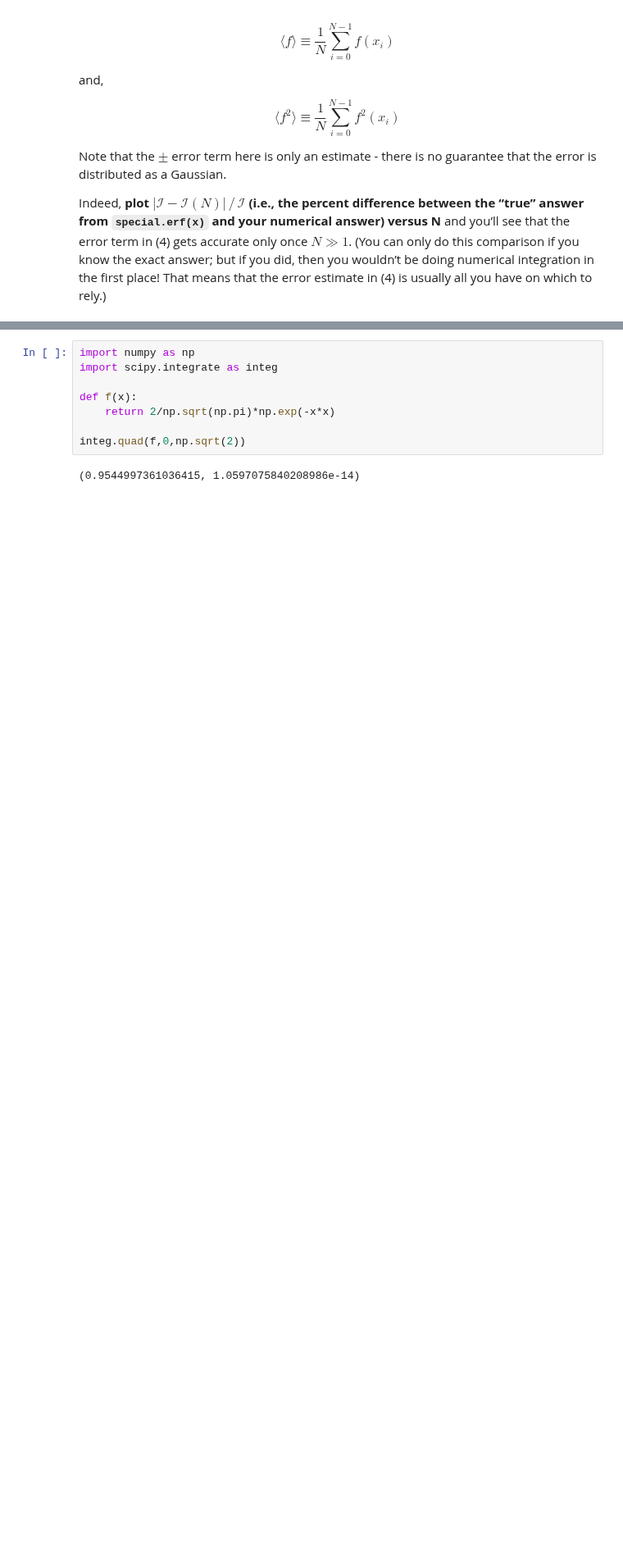
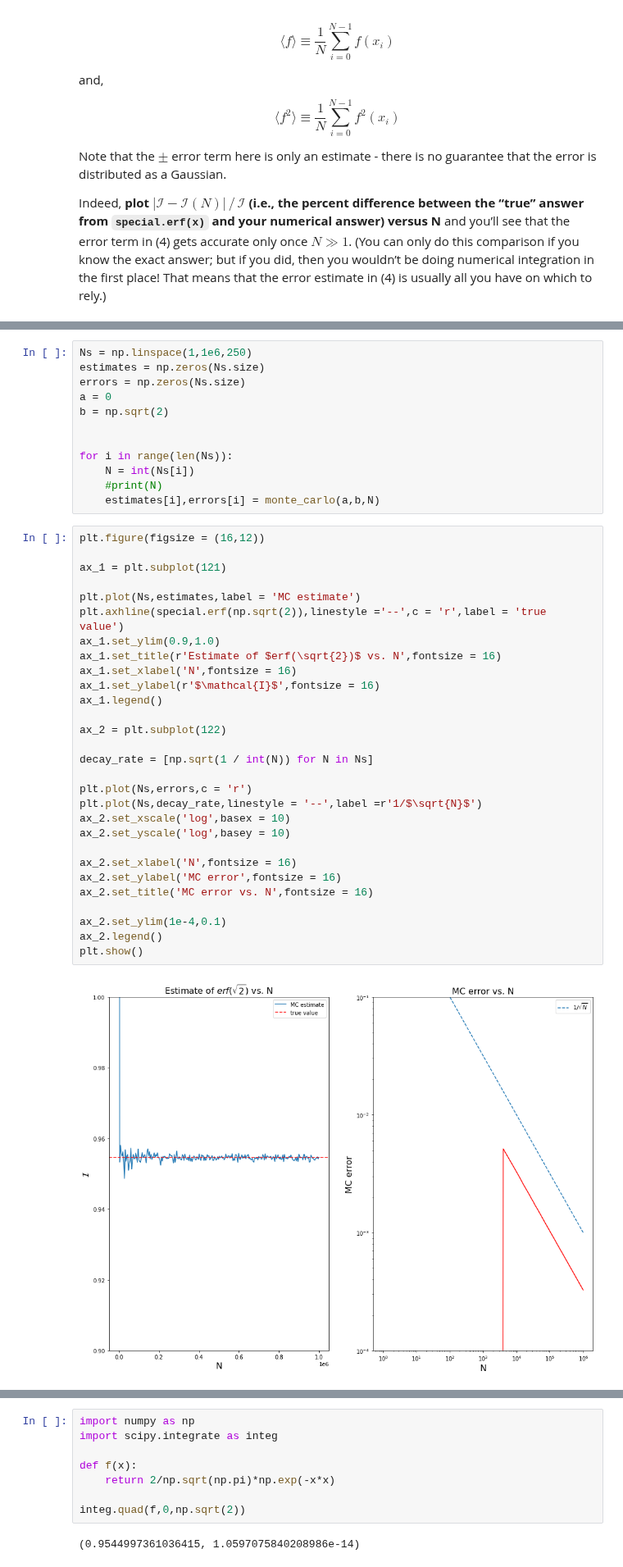
Before and after one commit to m4ese/astroResearchMethods, a Jupyter notebook: Forese_Slav_Assignment_4.ipynb, the cells around one changed output, grey strips where cells are left out. Shown at 82% size. Saved outputs shown, nothing was run; the diff lists cells and outputs as text; blank space fills up the shorter version.

```diff
--- a/Forese_Slav_Assignment_4.ipynb
+++ b/Forese_Slav_Assignment_4.ipynb
@@ -129,0 +124,43 @@ print(special.erf(2*np.sqrt(2)))
+# %%
+Ns = np.linspace(1,1e6,250)
+estimates = np.zeros(Ns.size)
+errors = np.zeros(Ns.size)
+a = 0
+b = np.sqrt(2)
+
+
+for i in range(len(Ns)):
+    N = int(Ns[i])
+    #print(N)
+    estimates[i],errors[i] = monte_carlo(a,b,N)
+# %%
+plt.figure(figsize = (16,12))
+
+ax_1 = plt.subplot(121)
+
+plt.plot(Ns,estimates,label = 'MC estimate')
+plt.axhline(special.erf(np.sqrt(2)),linestyle ='--',c = 'r',label = 'true value')
+ax_1.set_ylim(0.9,1.0)
+ax_1.set_title(r'Estimate of $erf(\sqrt{2})$ vs. N',fontsize = 16)
+ax_1.set_xlabel('N',fontsize = 16)
+ax_1.set_ylabel(r'$\mathcal{I}$',fontsize = 16)
+ax_1.legend()
+
+ax_2 = plt.subplot(122)
+
+decay_rate = [np.sqrt(1 / int(N)) for N in Ns]
+
+plt.plot(Ns,errors,c = 'r')
+plt.plot(Ns,decay_rate,linestyle = '--',label =r'1/$\sqrt{N}$')
+ax_2.set_xscale('log',basex = 10)
+ax_2.set_yscale('log',basey = 10)
+
+ax_2.set_xlabel('N',fontsize = 16)
+ax_2.set_ylabel('MC error',fontsize = 16)
+ax_2.set_title('MC error vs. N',fontsize = 16)
+
+ax_2.set_ylim(1e-4,0.1)
+ax_2.legend()
+plt.show()
+# %% [output]
+[figure, added]
```
Also changed, not shown: parts of 10 cells of this notebook.
